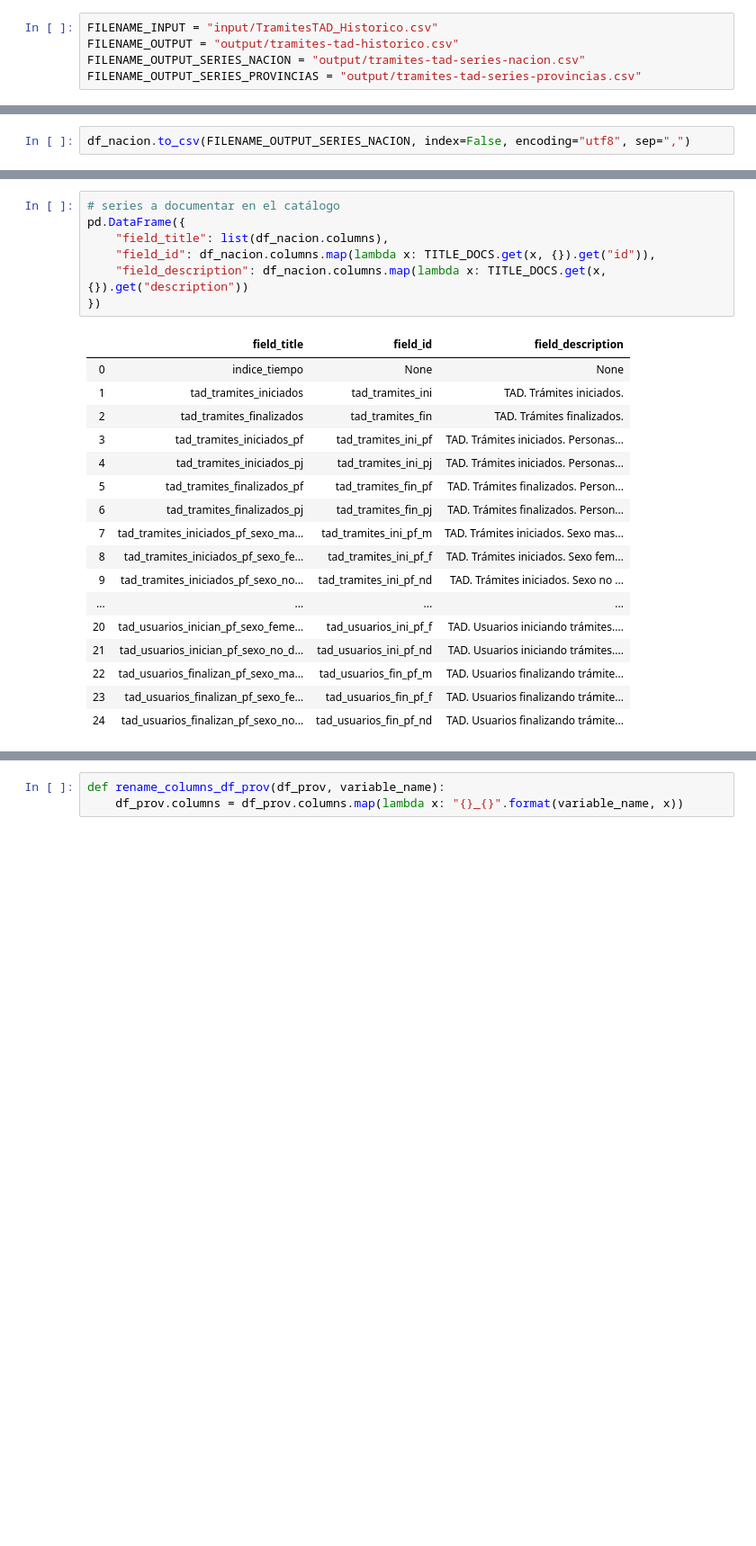
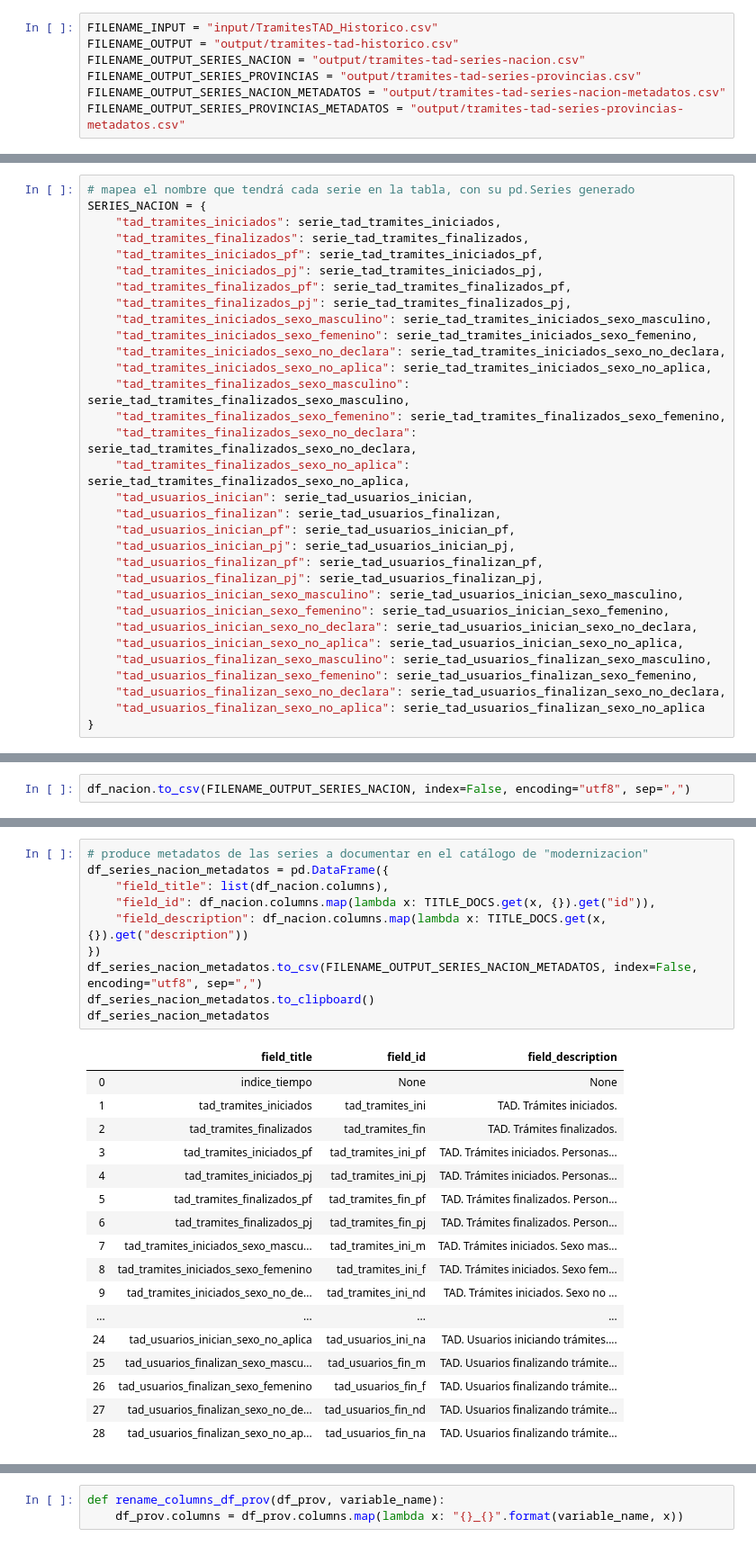
Before and after one commit to datosgobar/datasets-portal, a Jupyter notebook: tramites-distancia/TAD | Rutina de limpieza para publicación.ipynb, the cells around one changed output, grey strips where cells are left out. Shown at 90% size. Saved outputs shown, nothing was run; the diff lists cells and outputs as text; blank space fills up the shorter version.

```diff
--- a/tramites-distancia/TAD | Rutina de limpieza para publicación.ipynb
+++ b/tramites-distancia/TAD | Rutina de limpieza para publicación.ipynb
@@ -8,5 +9,7 @@ FILENAME_INPUT = "input/TramitesTAD_Historico.csv"
 FILENAME_OUTPUT = "output/tramites-tad-historico.csv"
 FILENAME_OUTPUT_SERIES_NACION = "output/tramites-tad-series-nacion.csv"
 FILENAME_OUTPUT_SERIES_PROVINCIAS = "output/tramites-tad-series-provincias.csv"
+FILENAME_OUTPUT_SERIES_NACION_METADATOS = "output/tramites-tad-series-nacion-metadatos.csv"
+FILENAME_OUTPUT_SERIES_PROVINCIAS_METADATOS = "output/tramites-tad-series-provincias-metadatos.csv"
 # %%
 df = pd.read_csv(FILENAME_INPUT, encoding="utf8", sep=",")
@@ -409,3 +319,35 @@ TITLE_DOCS = {
+# %%
+# mapea el nombre que tendrá cada serie en la tabla, con su pd.Series generado
+SERIES_NACION = {
+    "tad_tramites_iniciados": serie_tad_tramites_iniciados,
+    "tad_tramites_finalizados": serie_tad_tramites_finalizados,
+    "tad_tramites_iniciados_pf": serie_tad_tramites_iniciados_pf,
+    "tad_tramites_iniciados_pj": serie_tad_tramites_iniciados_pj,
+    "tad_tramites_finalizados_pf": serie_tad_tramites_finalizados_pf,
+    "tad_tramites_finalizados_pj": serie_tad_tramites_finalizados_pj,
+    "tad_tramites_iniciados_sexo_masculino": serie_tad_tramites_iniciados_sexo_masculino,
+    "tad_tramites_iniciados_sexo_femenino": serie_tad_tramites_iniciados_sexo_femenino,
+    "tad_tramites_iniciados_sexo_no_declara": serie_tad_tramites_iniciados_sexo_no_declara,
+    "tad_tramites_iniciados_sexo_no_aplica": serie_tad_tramites_iniciados_sexo_no_aplica,
+    "tad_tramites_finalizados_sexo_masculino": serie_tad_tramites_finalizados_sexo_masculino,
+    "tad_tramites_finalizados_sexo_femenino": serie_tad_tramites_finalizados_sexo_femenino,
+    "tad_tramites_finalizados_sexo_no_declara": serie_tad_tramites_finalizados_sexo_no_declara,
+    "tad_tramites_finalizados_sexo_no_aplica": serie_tad_tramites_finalizados_sexo_no_aplica,
+    "tad_usuarios_inician": serie_tad_usuarios_inician,
+    "tad_usuarios_finalizan": serie_tad_usuarios_finalizan,
+    "tad_usuarios_inician_pf": serie_tad_usuarios_inician_pf,
+    "tad_usuarios_inician_pj": serie_tad_usuarios_inician_pj,
+    "tad_usuarios_finalizan_pf": serie_tad_usuarios_finalizan_pf,
+    "tad_usuarios_finalizan_pj": serie_tad_usuarios_finalizan_pj,
+    "tad_usuarios_inician_sexo_masculino": serie_tad_usuarios_inician_sexo_masculino,
+    "tad_usuarios_inician_sexo_femenino": serie_tad_usuarios_inician_sexo_femenino,
+    "tad_usuarios_inician_sexo_no_declara": serie_tad_usuarios_inician_sexo_no_declara,
+    "tad_usuarios_inician_sexo_no_aplica": serie_tad_usuarios_inician_sexo_no_aplica,
+    "tad_usuarios_finalizan_sexo_masculino": serie_tad_usuarios_finalizan_sexo_masculino,
+    "tad_usuarios_finalizan_sexo_femenino": serie_tad_usuarios_finalizan_sexo_femenino,
+    "tad_usuarios_finalizan_sexo_no_declara": serie_tad_usuarios_finalizan_sexo_no_declara,
+    "tad_usuarios_finalizan_sexo_no_aplica": serie_tad_usuarios_finalizan_sexo_no_aplica
+}
 # %%
 df_nacion = pd.DataFrame(SERIES_NACION).reset_index().rename(columns={"index": "indice_tiempo"})
 # %%
@@ -413,25 +473,28 @@ df_nacion.to_csv(FILENAME_OUTPUT_SERIES_NACION, index=False, encoding="utf8", se
 # %%
-# series a documentar en el catálogo
-pd.DataFrame({
+# produce metadatos de las series a documentar en el catálogo de "modernizacion"
+df_series_nacion_metadatos = pd.DataFrame({
     "field_title": list(df_nacion.columns),
     "field_id": df_nacion.columns.map(lambda x: TITLE_DOCS.get(x, {}).get("id")),
     "field_description": df_nacion.columns.map(lambda x: TITLE_DOCS.get(x, {}).get("description"))
 })
+df_series_nacion_metadatos.to_csv(FILENAME_OUTPUT_SERIES_NACION_METADATOS, index=False, encoding="utf8", sep=",")
+df_series_nacion_metadatos.to_clipboard()
+df_series_nacion_metadatos
 # %% [output]
 |  | field_title | field_id | field_description |
 | 0 | indice_tiempo | None | None |
 | 1 | tad_tramites_iniciados | tad_tramites_ini | TAD. Trámites iniciados. |
 | 2 | tad_tramites_finalizados | tad_tramites_fin | TAD. Trámites finalizados. |
 | 3 | tad_tramites_iniciados_pf | tad_tramites_ini_pf | TAD. Trámites iniciados. Personas... |
 | 4 | tad_tramites_iniciados_pj | tad_tramites_ini_pj | TAD. Trámites iniciados. Personas... |
 | 5 | tad_tramites_finalizados_pf | tad_tramites_fin_pf | TAD. Trámites finalizados. Person... |
 | 6 | tad_tramites_finalizados_pj | tad_tramites_fin_pj | TAD. Trámites finalizados. Person... |
-| 7 | tad_tramites_iniciados_pf_sexo_ma... | tad_tramites_ini_pf_m | TAD. Trámites iniciados. Sexo mas... |
-| 8 | tad_tramites_iniciados_pf_sexo_fe... | tad_tramites_ini_pf_f | TAD. Trámites iniciados. Sexo fem... |
-| 9 | tad_tramites_iniciados_pf_sexo_no... | tad_tramites_ini_pf_nd | TAD. Trámites iniciados. Sexo no ... |
+| 7 | tad_tramites_iniciados_sexo_mascu... | tad_tramites_ini_m | TAD. Trámites iniciados. Sexo mas... |
+| 8 | tad_tramites_iniciados_sexo_femenino | tad_tramites_ini_f | TAD. Trámites iniciados. Sexo fem... |
+| 9 | tad_tramites_iniciados_sexo_no_de... | tad_tramites_ini_nd | TAD. Trámites iniciados. Sexo no ... |
 | ... | ... | ... | ... |
-| 20 | tad_usuarios_inician_pf_sexo_feme... | tad_usuarios_ini_pf_f | TAD. Usuarios iniciando trámites.... |
-| 21 | tad_usuarios_inician_pf_sexo_no_d... | tad_usuarios_ini_pf_nd | TAD. Usuarios iniciando trámites.... |
-| 22 | tad_usuarios_finalizan_pf_sexo_ma... | tad_usuarios_fin_pf_m | TAD. Usuarios finalizando trámite... |
-| 23 | tad_usuarios_finalizan_pf_sexo_fe... | tad_usuarios_fin_pf_f | TAD. Usuarios finalizando trámite... |
-| 24 | tad_usuarios_finalizan_pf_sexo_no... | tad_usuarios_fin_pf_nd | TAD. Usuarios finalizando trámite... |
+| 24 | tad_usuarios_inician_sexo_no_aplica | tad_usuarios_ini_na | TAD. Usuarios iniciando trámites.... |
+| 25 | tad_usuarios_finalizan_sexo_mascu... | tad_usuarios_fin_m | TAD. Usuarios finalizando trámite... |
+| 26 | tad_usuarios_finalizan_sexo_femenino | tad_usuarios_fin_f | TAD. Usuarios finalizando trámite... |
+| 27 | tad_usuarios_finalizan_sexo_no_de... | tad_usuarios_fin_nd | TAD. Usuarios finalizando trámite... |
+| 28 | tad_usuarios_finalizan_sexo_no_ap... | tad_usuarios_fin_na | TAD. Usuarios finalizando trámite... |
```
Also changed, not shown: parts of 43 cells of this notebook.
